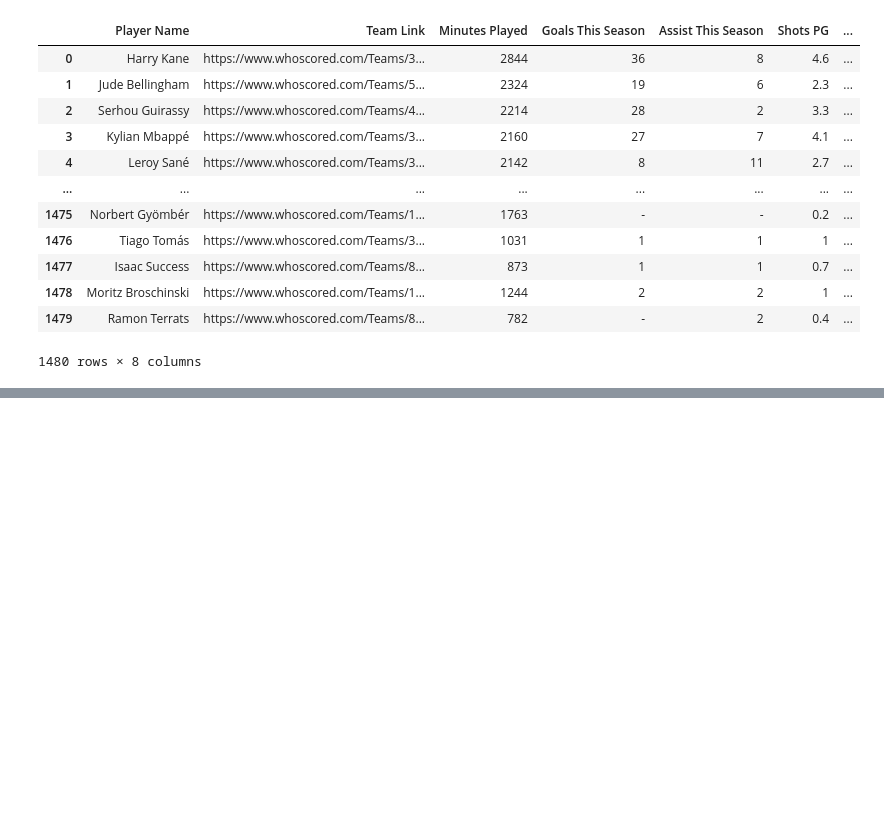
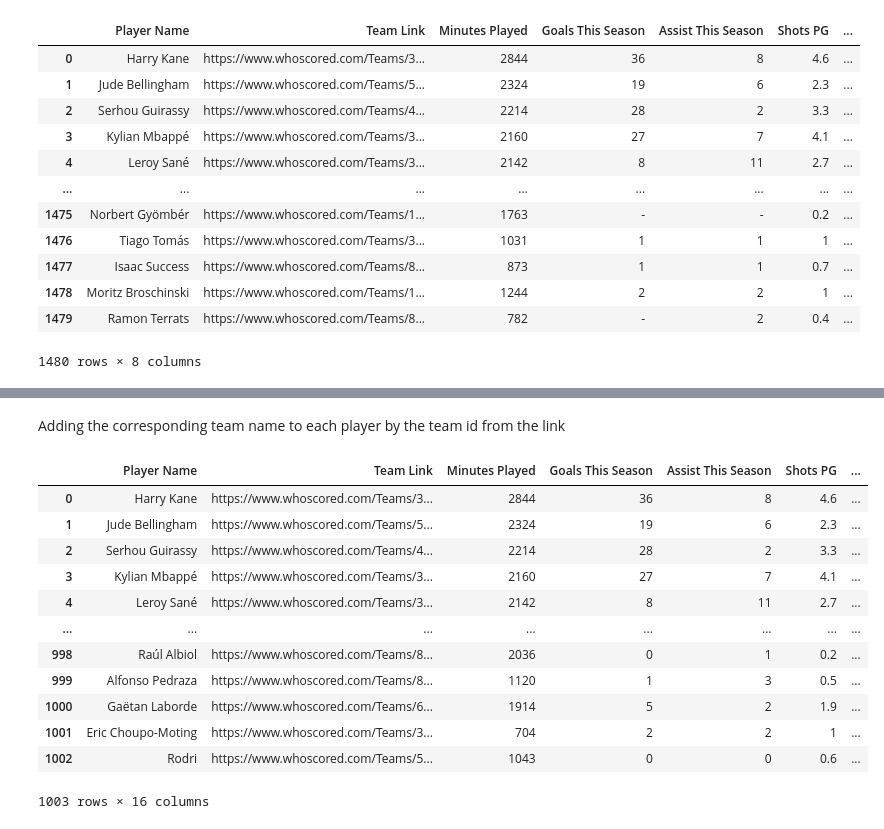
Before and after one commit to LSE-ME204/me204-2024-project-Lucas-G-A, a Jupyter notebook: notebooks/NB03_Build_A_Databas_01.ipynb, the cells around one changed output, grey strips where cells are left out. Saved outputs shown, nothing was run; the diff lists cells and outputs as text; code cells hidden in the pictures; blank space fills up the shorter version.

```diff
--- a/notebooks/NB03_Build_A_Databas_01.ipynb
+++ b/notebooks/NB03_Build_A_Databas_01.ipynb
@@ -95,0 +172,30 @@ df_players
+# %% [markdown]
+Adding the corresponding team name to each player by the team id from the link
+# %%
+pd.read_sql(
+'''
+SELECT
+    players.*,
+    teams.[Team ID],
+    teams.[Teams]
+FROM
+    players
+INNER JOIN
+    teams
+ON
+    players.[Team ID] = teams.[Team ID]
+''', conn)
+# %% [output]
+|  | Player Name | Team Link | Minutes Played | Goals This Season | Assist This Season | Shots PG | ... |
+| 0 | Harry Kane | https://www.whoscored.com/Teams/3... | 2844 | 36 | 8 | 4.6 | ... |
+| 1 | Jude Bellingham | https://www.whoscored.com/Teams/5... | 2324 | 19 | 6 | 2.3 | ... |
+| 2 | Serhou Guirassy | https://www.whoscored.com/Teams/4... | 2214 | 28 | 2 | 3.3 | ... |
+| 3 | Kylian Mbappé | https://www.whoscored.com/Teams/3... | 2160 | 27 | 7 | 4.1 | ... |
+| 4 | Leroy Sané | https://www.whoscored.com/Teams/3... | 2142 | 8 | 11 | 2.7 | ... |
+| ... | ... | ... | ... | ... | ... | ... | ... |
+| 998 | Raúl Albiol | https://www.whoscored.com/Teams/8... | 2036 | 0 | 1 | 0.2 | ... |
+| 999 | Alfonso Pedraza | https://www.whoscored.com/Teams/8... | 1120 | 1 | 3 | 0.5 | ... |
+| 1000 | Gaëtan Laborde | https://www.whoscored.com/Teams/6... | 1914 | 5 | 2 | 1.9 | ... |
+| 1001 | Eric Choupo-Moting | https://www.whoscored.com/Teams/3... | 704 | 2 | 2 | 1 | ... |
+| 1002 | Rodri | https://www.whoscored.com/Teams/5... | 1043 | 0 | 0 | 0.6 | ... |
+1003 rows × 16 columns
```
Also changed, not shown: parts of 11 cells of this notebook, 1 other file.
